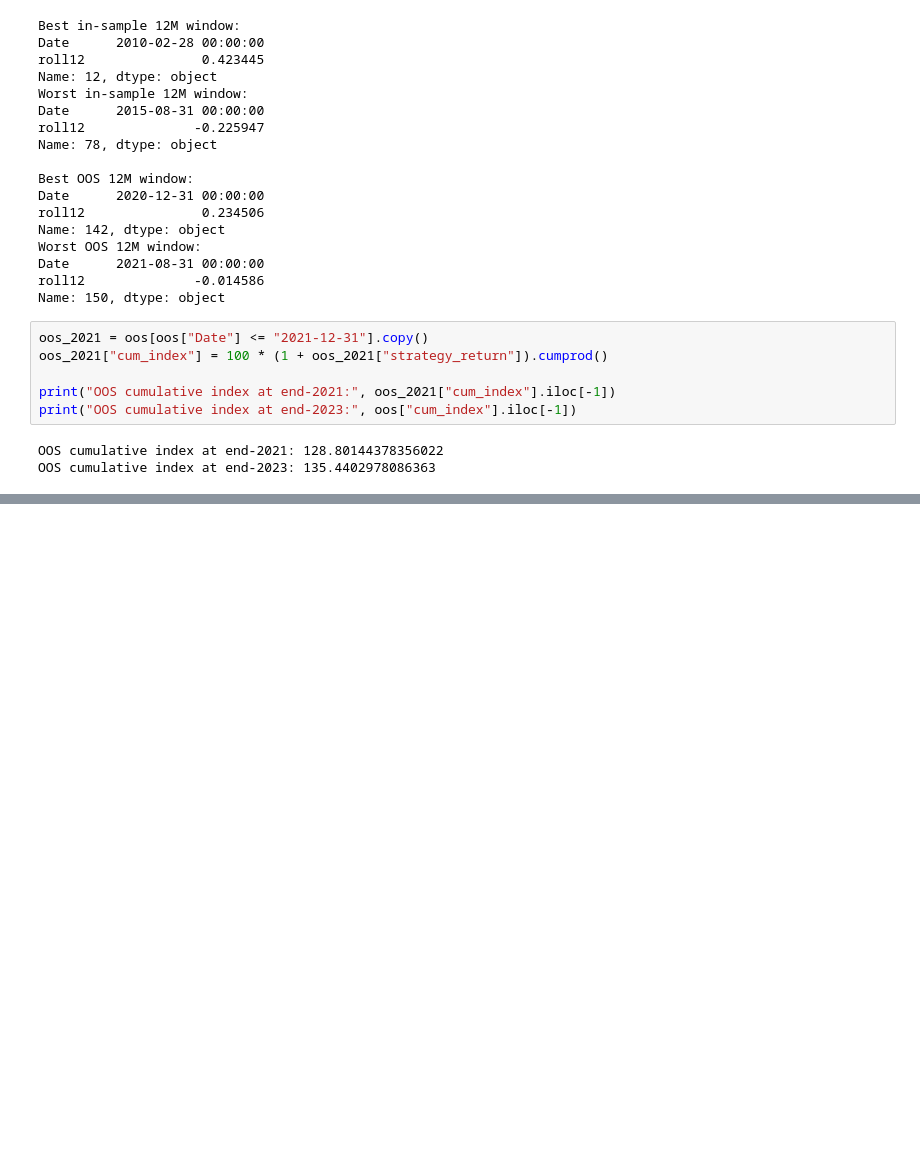
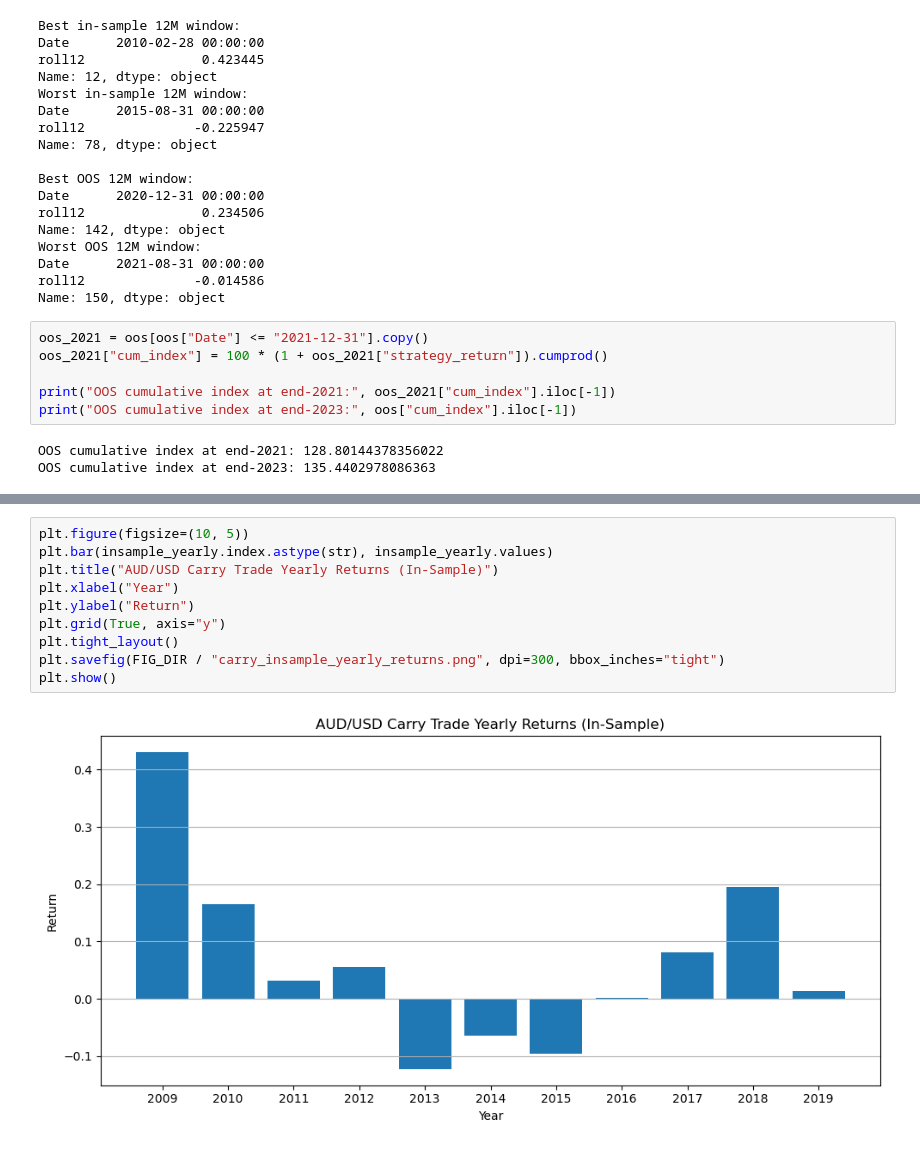
Before and after one commit to marwanferreira/audusd-carry-uip-ppp, a Jupyter notebook: notebooks/03_part3_carry_trade_audusd.ipynb, the cells around one changed output, grey strips where cells are left out. Cells and saved outputs as stored; diff of their text form; blank space fills up the shorter version.

```diff
--- a/notebooks/03_part3_carry_trade_audusd.ipynb
+++ b/notebooks/03_part3_carry_trade_audusd.ipynb
@@ -756,0 +817,12 @@ OOS cumulative index at end-2023: 135.4402978086363
+# %%
+plt.figure(figsize=(10, 5))
+plt.bar(insample_yearly.index.astype(str), insample_yearly.values)
+plt.title("AUD/USD Carry Trade Yearly Returns (In-Sample)")
+plt.xlabel("Year")
+plt.ylabel("Return")
+plt.grid(True, axis="y")
+plt.tight_layout()
+plt.savefig(FIG_DIR / "carry_insample_yearly_returns.png", dpi=300, bbox_inches="tight")
+plt.show()
+# %% [output]
+[figure, added]
```
Also changed, not shown: parts of 9 cells of this notebook, 9 other files.
